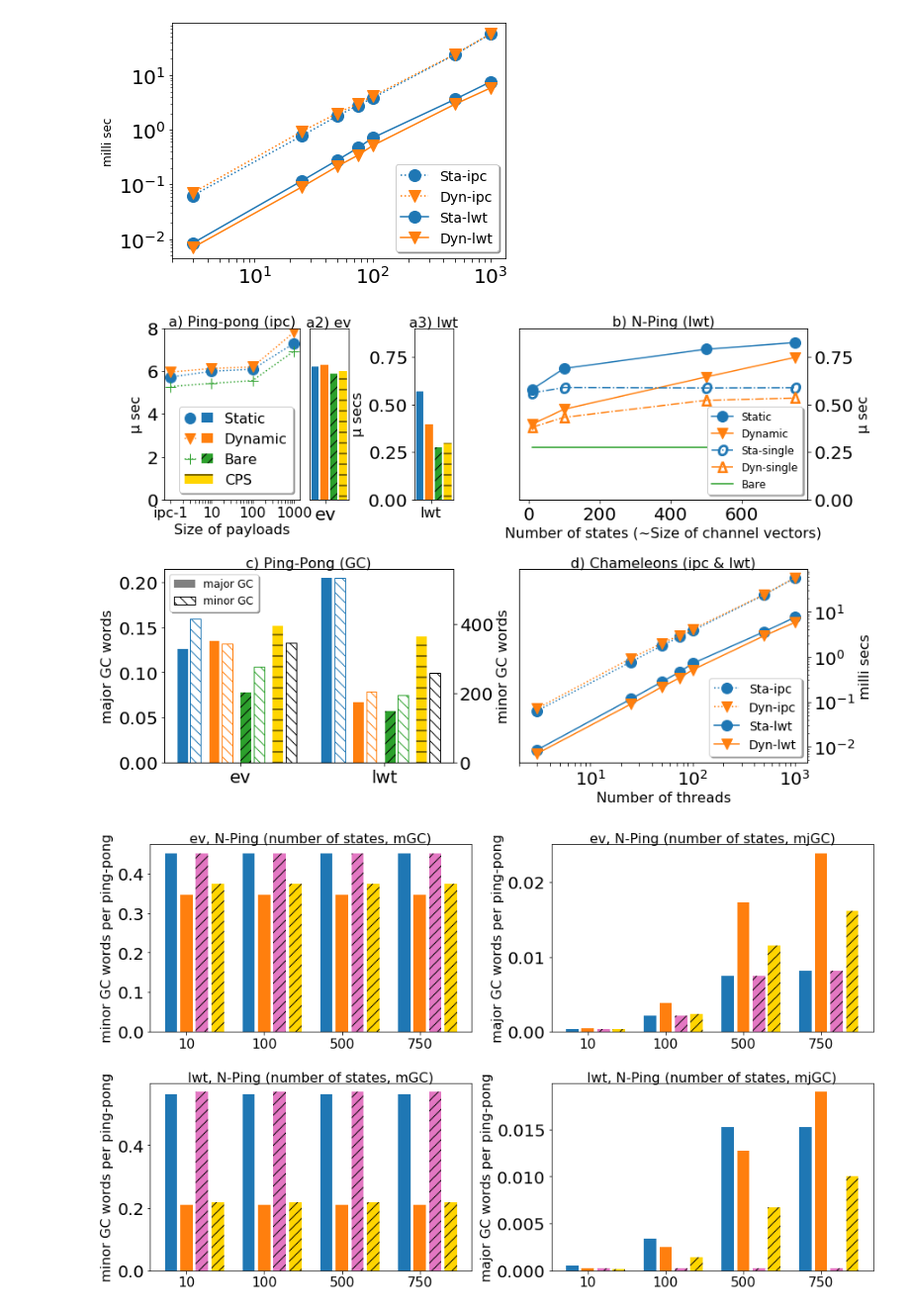
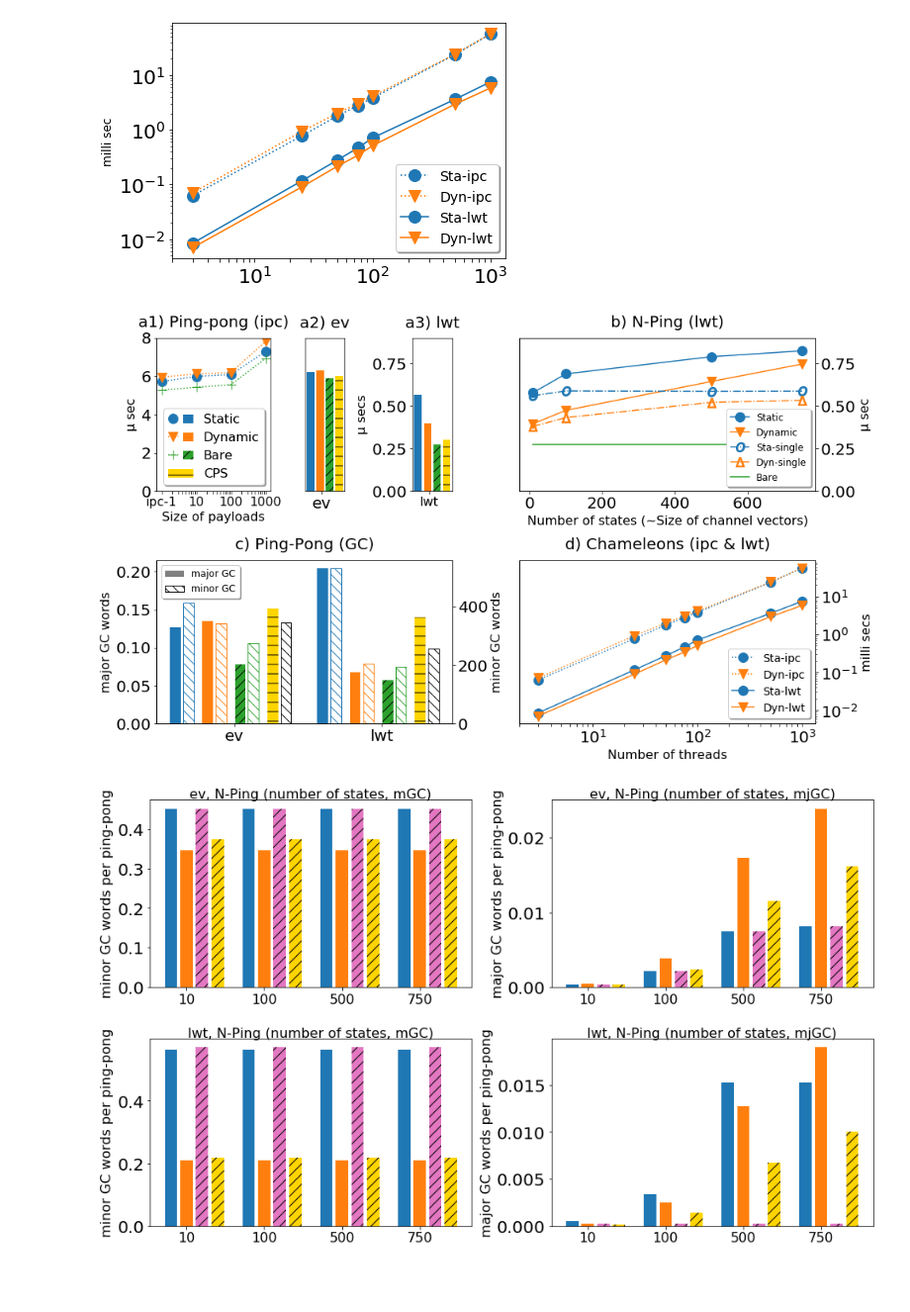
Before and after one commit to keigoi/ocaml-mpst, a Jupyter notebook: benchmark/graphs/Graphs.ipynb, the cells around one changed output. Shown: that part at 99% size. Drawn from its saved outputs; the diff is of its cells as text; code cells hidden in the pictures; blank space fills up the shorter version.

Commit message:
graph

```diff
--- a/benchmark/graphs/Graphs.ipynb
+++ b/benchmark/graphs/Graphs.ipynb
@@ -401,17 +401,17 @@ show_chameleons_do()
 [figure]
 # %%
 title_params = {
-    'y':0.98,
-    'fontsize':16,
+    'y':1.04,
+    'fontsize':20,
 }
 
 fig = plt.figure()
 fig.set_figheight(9)
-fig.set_figwidth(13)
-sep = 8
+fig.set_figwidth(15)
+sep = 16
 
-gs = plt.GridSpec(20, 80, figure=fig)
-ax = fig.add_subplot(gs[0:sep,0:17])
+gs = plt.GridSpec(40, 80, figure=fig)
+ax = fig.add_subplot(gs[0:sep,0:14])
 ax.set_xlabel('Size of payloads', fontsize=16)
 ax.set_ylabel('μ sec', fontsize=16)
 ax2 = fig.add_subplot(gs[0:sep,18:23])
@@ -425,43 +425,43 @@ def __():
 
 show_pingpong(ax,ax2,ax3)
 
-ax.set_title('a) Ping-pong (ipc)', **title_params)
+ax.set_title('a1) Ping-pong (ipc)', **title_params)
 ax2.set_title('a2) ev', **title_params)
 ax3.set_title('a3) lwt', **title_params)
 ax3.set_ylabel('µ secs', fontsize=16)
 
 #ax4 = fig.add_subplot(gs[0:sep,50:80])
 ax4 = fig.add_subplot(gs[0:sep,44:80])
 show_nping_time(ax4)
 ax4.set_title('b) N-Ping (lwt)', **title_params)
 ax4.yaxis.set_visible(False)
 ax4.set_xlabel('Number of states (~Size of channel vectors)', fontsize=16)
 
 ax.set_ylim(ymin=0, ymax=8)
 ax2.set_ylim(ymin=0, ymax=8)
 
 ax3.set_ylim(ymin=0, ymax=0.9)
 ax4.set_ylim(ymin=0, ymax=0.9)
 
 
 
-ax5 = fig.add_subplot(gs[11:20,0:36])
+ax5 = fig.add_subplot(gs[23:40,0:36])
 show_mem(ax5)
 ax5.set_title('c) Ping-Pong (GC)', **title_params)
 
-ax6 = fig.add_subplot(gs[11:20,44:80])
+ax6 = fig.add_subplot(gs[23:40,44:80])
 ax6tw = ax6.twinx()
 show_chameleons(ax6tw)
 ax6.yaxis.set_visible(False)
 ax6tw.set_ylabel('milli secs', fontsize=16)
 ax6.set_title('d) Chameleons (ipc & lwt)', **title_params)
 ax6.set_xlabel('Number of threads', fontsize=16)
 
 plt.tight_layout()
 plt.savefig('main_graph.pdf', format='pdf', pad_inches=0)
 plt.show()
 # %% [output]
-[figure, old version]
+[figure, new version]
 # %%
 def show_chameleons_ipc():
     ipc_dyn = [
```
Also changed, not shown: 1 other file.
